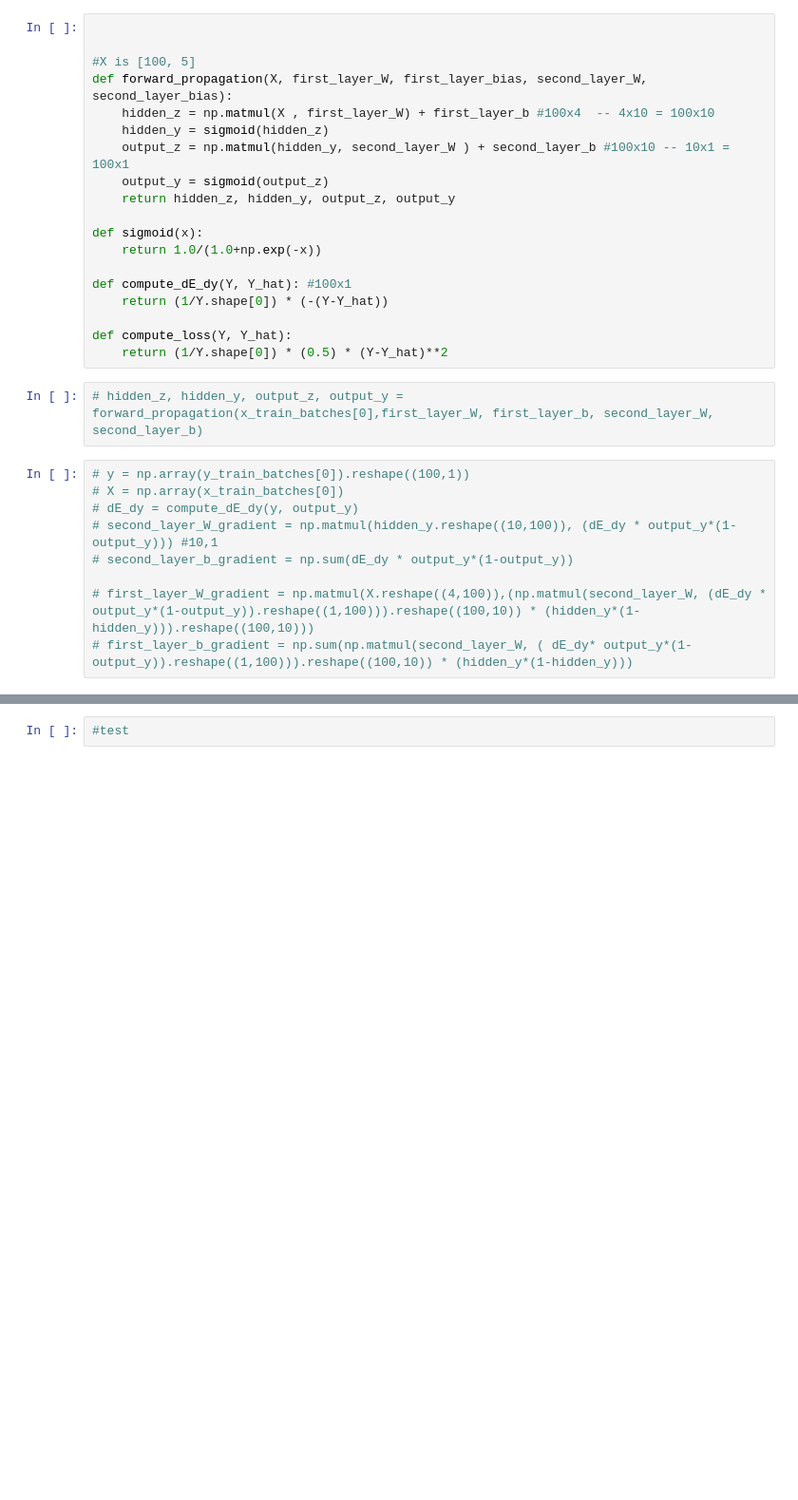
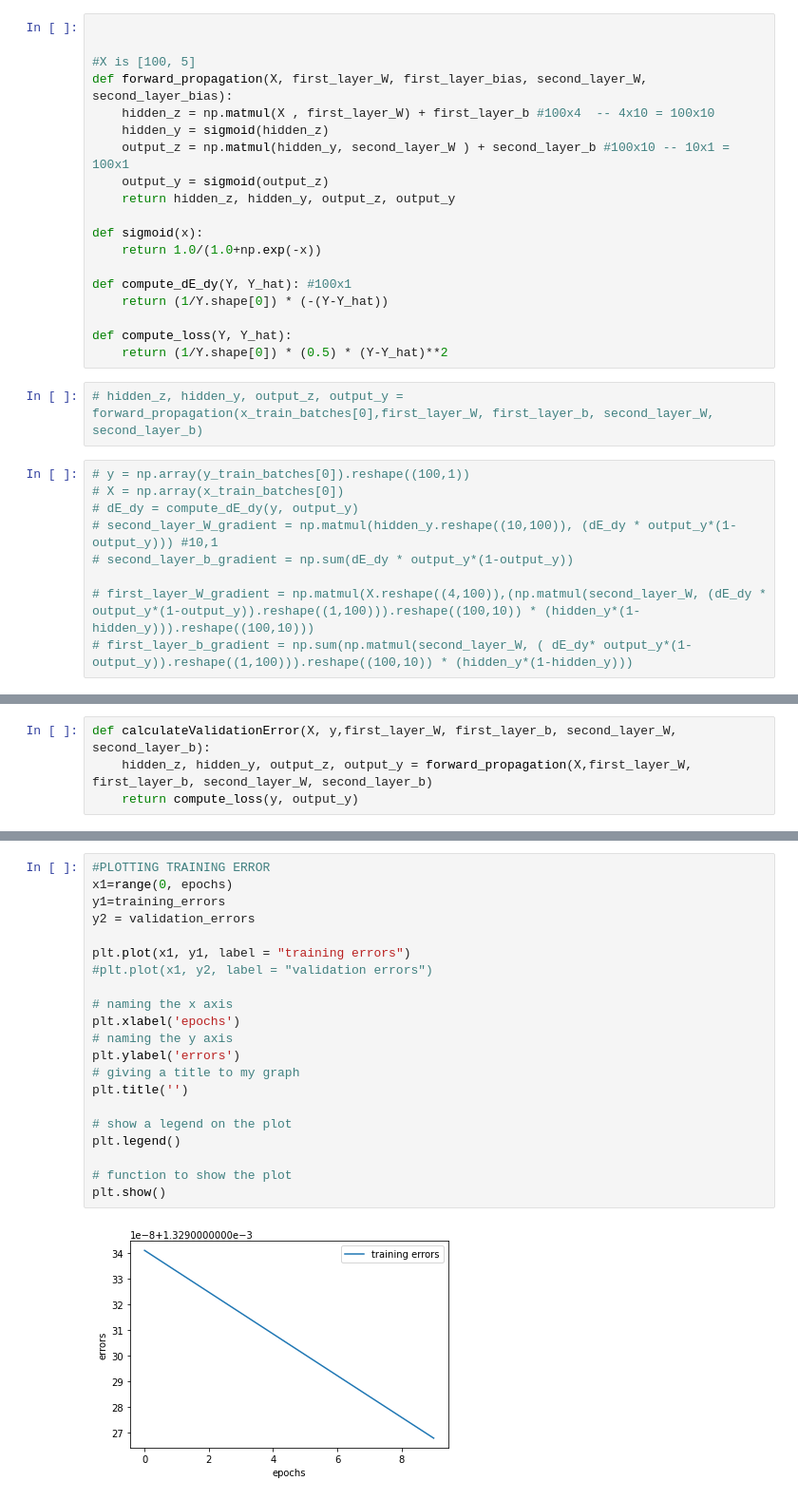
Before and after one commit to AhmedSobeih/Neural_Network_Implementation, a Jupyter notebook: NN Project.ipynb, the cells around one changed output, grey strips where cells are left out. Shown at 95% size. Cells and saved outputs as stored; diff of their text form; blank space fills up the shorter version.

Commit message:
validation is done

```diff
--- a/NN Project.ipynb
+++ b/NN Project.ipynb
@@ -173,2 +174,6 @@ def compute_loss(Y, Y_hat):
+# %%
+def calculateValidationError(X, y,first_layer_W, first_layer_b, second_layer_W, second_layer_b):
+    hidden_z, hidden_y, output_z, output_y = forward_propagation(X,first_layer_W, first_layer_b, second_layer_W, second_layer_b)
+    return compute_loss(y, output_y)
 # %%
 y_train_batches2 = np.array(y_train_batches)
@@ -248,2 +233,23 @@ plt.show()
-# %%
-#test
+# %%
+#PLOTTING TRAINING ERROR
+x1=range(0, epochs)
+y1=training_errors
+y2 = validation_errors
+
+plt.plot(x1, y1, label = "training errors")
+#plt.plot(x1, y2, label = "validation errors")
+
+# naming the x axis
+plt.xlabel('epochs')
+# naming the y axis
+plt.ylabel('errors')
+# giving a title to my graph
+plt.title('')
+
+# show a legend on the plot
+plt.legend()
+
+# function to show the plot
+plt.show()
+# %% [output]
+[figure, added]
```
Also changed, not shown: parts of 6 cells of this notebook.
